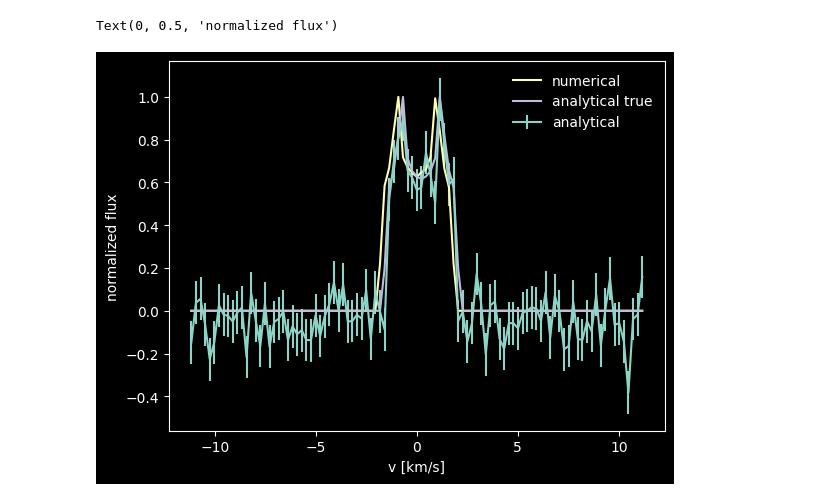
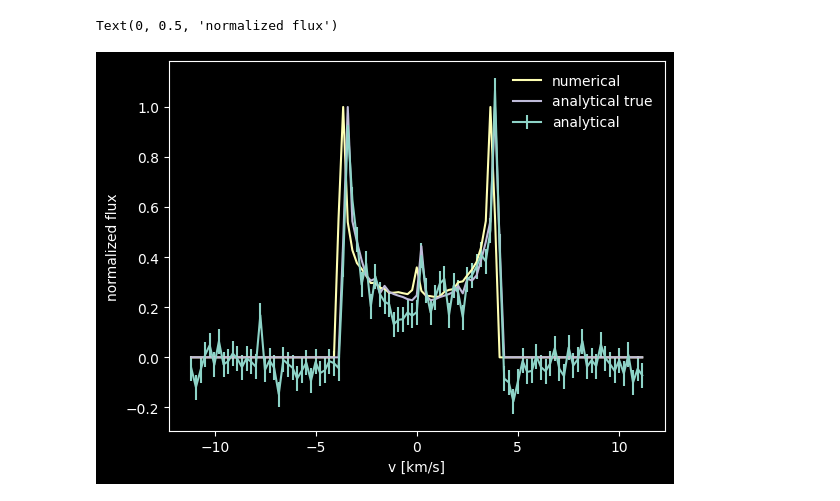
Before and after one commit to ekaterinailin/2023_10_Oblique_Ring, a Jupyter notebook: invert_full_rotation.ipynb, the cells around one changed output. Saved outputs shown, nothing was run; the diff lists cells and outputs as text; code cells hidden in the pictures.

```diff
--- a/invert_full_rotation.ipynb
+++ b/invert_full_rotation.ipynb
@@ -26,8 +26,11 @@ from multiprocessing import Pool
 # set up the ring
 logf_true = np.log(0.5)
 i_rot_true = 60/180*np.pi
-i_mag_true = 15 * np.pi/180
-latitude_true = 85.5*np.pi/180
+i_mag_true = 45 * np.pi/180
+sin_i_mag_true = np.sin(i_mag_true)
+sin_i_rot_true = np.sin(i_rot_true)
+latitude_true = 89*np.pi/180
+sin_latitude_true = np.sin(latitude_true)
 n=100
 P_rot= 1.5 * np.pi
 omega = 2*np.pi/P_rot
@@ -42,5 +45,3 @@ ring = AuroralRing(i_rot=i_rot_true, i_mag=i_mag_true, latitude=latitude_true,
                    width=1 * np.pi/180, Rstar=1, P_rot=1.5 * np.pi, N=60,
                    norm=11, gridsize=int(4e5), v_bins=v_bins, v_mids=v_mids,
                    phi=phi, omega=omega, convert_to_kms=convert_to_kms)
-
-ring.get_flux_analytically(np.linspace(0, 2*np.pi, 100).reshape(100,1))
@@ -68,26 +48,26 @@ array([0.        , 0.        , 0.        , 0.        , 0.        ,
 # %%
 ffa_ = get_full_rotation_line(ring, n=n)
 
 # calculate the flux
 # this serves as measurement
 full_flux_numerical = np.zeros_like(ring.v_mids)
 
 for alpha in np.linspace(0, 2*np.pi, n):
     full_flux_numerical += ring.get_flux_numerically(alpha)
 
-flux_err = np.ones_like(full_flux_numerical) * 0.1
-ffa =  ffa_ - 0.05 + np.random.randn(len(ffa_)) * 0.1
+flux_err = np.ones_like(full_flux_numerical) * 0.05
+ffa =  ffa_ - 0.025 + np.random.randn(len(ffa_)) * 0.05
 full_flux_numerical /= np.max(full_flux_numerical)
 
 plt.errorbar(ring.v_mids, ffa, yerr = flux_err, label='analytical')
 plt.plot(ring.v_mids, full_flux_numerical, label='numerical')
 plt.plot(ring.v_mids, ffa_, label='analytical true')
 plt.legend(frameon=False)
 plt.xlabel('v [km/s]')
 plt.ylabel('normalized flux')
 # %% [output]
 Text(0, 0.5, 'normalized flux')
-[figure, old version]
+[figure, new version]
 # %%
 %timeit get_full_rotation_line(ring, n=n)
 # %% [output]
```
Also changed, not shown: parts of 11 cells of this notebook, 4 other files.
